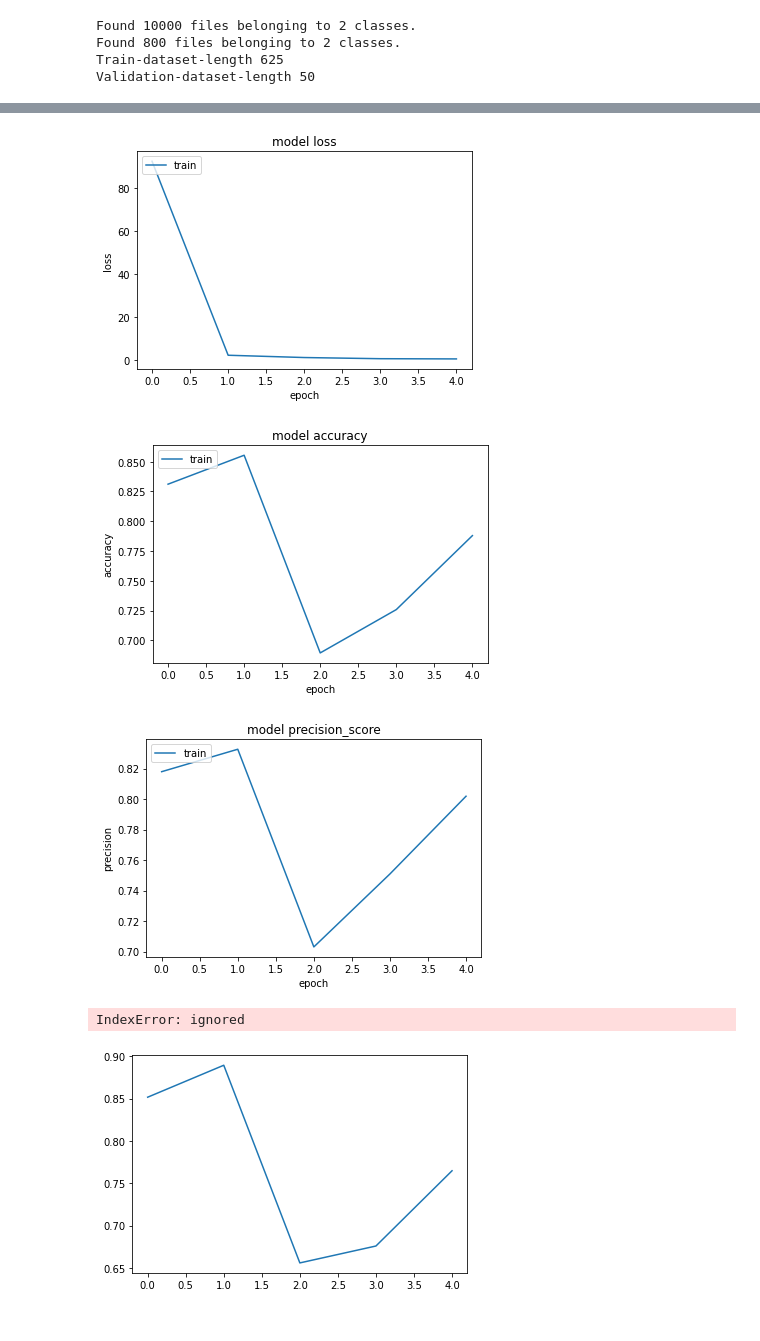
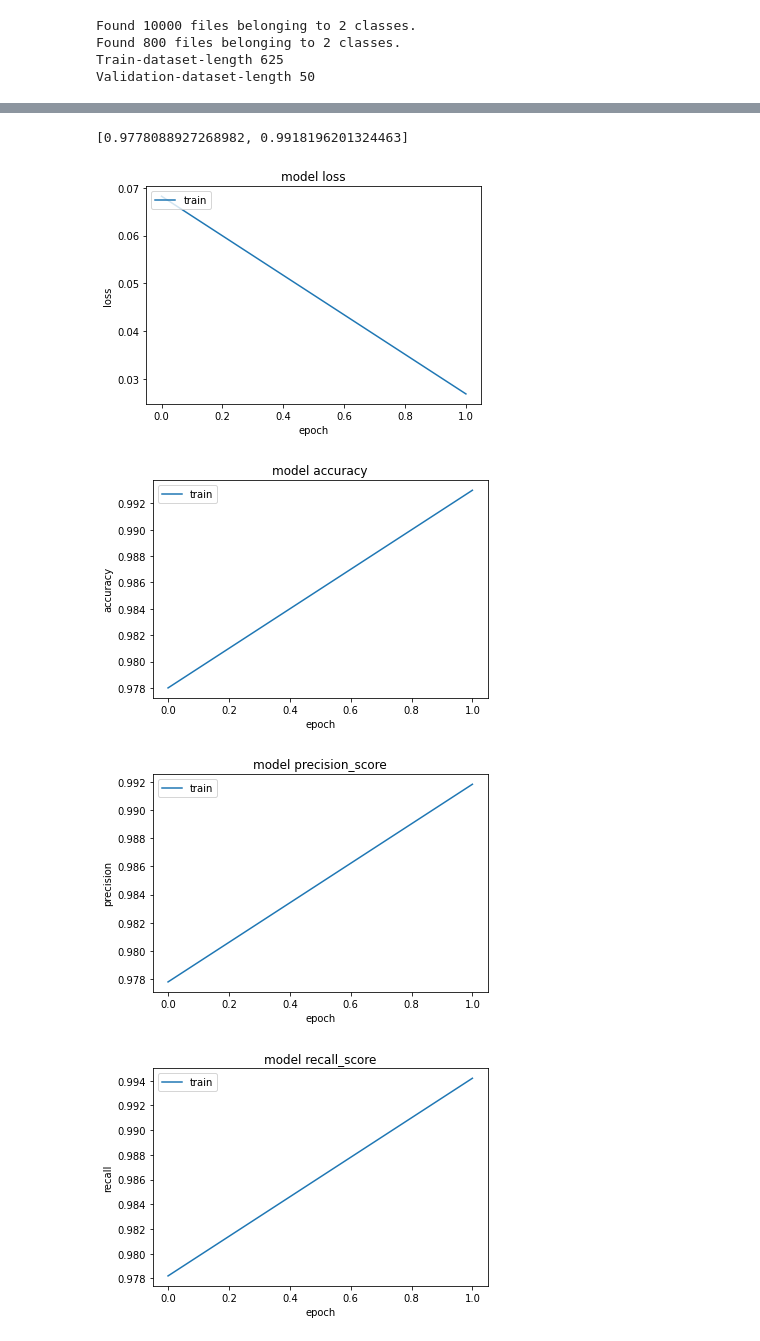
Before and after one commit to vipul43/Face_Mask_Detection, a Jupyter notebook: model.ipynb, the cells around one changed output, grey strips where cells are left out. Drawn from its saved outputs; the diff is of its cells as text; code cells hidden in the pictures.

Commit message:
Added the Xception transfer Learning and Upgraded the saving and loading the model h5 file

```diff
--- a/model.ipynb
+++ b/model.ipynb
@@ -69,7 +69,7 @@ Train avg height and width (153, 153)
 Validation avg height and width (152, 152)
 # %%
 # hyper parameters
-epochs = 5
+epochs = 2
 batch_size = 16
 # %%
 # Preprocessing the data set into list of images
@@ -150,6 +150,10 @@ class MModel:
 
   def get_model(self):
     inputs = tf.keras.Input(shape=self.input_shape)  #input layer
+    base_model = tf.keras.applications.Xception(
+                weights='imagenet',
+                input_shape=self.input_shape,
+                include_top=False)(inputs)
     layer1 = tf.keras.layers.Conv2D(
         filters=2,
         kernel_size=4,
@@ -167,7 +171,7 @@ class MModel:
         activity_regularizer=None,
         kernel_constraint=None,
         bias_constraint=None,
-    )(inputs)
+    )(base_model)
     layer2 = tf.keras.layers.Flatten()(layer1)
     outputs = tf.keras.layers.Dense(
         1,
@@ -182,6 +186,7 @@ class MModel:
         bias_constraint=None,
     )(layer2)
 
+    base_model.trainable = False
     model = tf.keras.models.Model(inputs=inputs, outputs=outputs)
     model.summary()
     plot_model(model, to_file='main_model_V040301.png') #convention for the model plot: main_model_VddMMXX where XX is the model number
@@ -223,7 +228,6 @@ class MModel:
 
   def plot_f1_per_epoch(self):
     plt.plot(self.train_history.history['f1'])
-    plt.plot(self.val_history[2])
     plt.title('model f1_score')
     plt.ylabel('f1')
     plt.xlabel('epoch')
@@ -232,7 +236,6 @@ class MModel:
 
   def plot_precision_per_epoch(self):
     plt.plot(self.train_history.history['precision'])
-    plt.plot(self.val_history[3])
     plt.title('model precision_score')
     plt.ylabel('precision')
     plt.xlabel('epoch')
@@ -241,7 +244,6 @@ class MModel:
 
   def plot_recall_per_epoch(self):
     plt.plot(self.train_history.history['recall'])
-    plt.plot(self.val_history[4])
     plt.title('model recall_score')
     plt.ylabel('recall')
     plt.xlabel('epoch')
@@ -338,18 +336,21 @@ Prediction 1
 ... (20 outputs left out)
+# %%
+mmodel.train_history.history['precision']
+# %% [output]
+[0.9778088927268982, 0.9918196201324463]
 # %%
 # Drawing the train Loss, accuracy, f1, precision, recall of the model - visualising
 
 mmodel.plot_loss_per_epoch()
 mmodel.plot_accuracy_per_epoch()
 # mmodel.plot_f1_per_epoch()
 mmodel.plot_precision_per_epoch()
-# mmodel.plot_recall_per_epoch()
+mmodel.plot_recall_per_epoch()
 # %% [output]
-[figure, old version]
+[figure, new version]
-[figure, old version]
+[figure, new version]
-[figure, old version]
+[figure, new version]
-IndexError: ignored
-[figure, old version]
+[figure, new version]
 # %%
 # saving model to file
 
```
Also changed, not shown: parts of 5 cells of this notebook.
